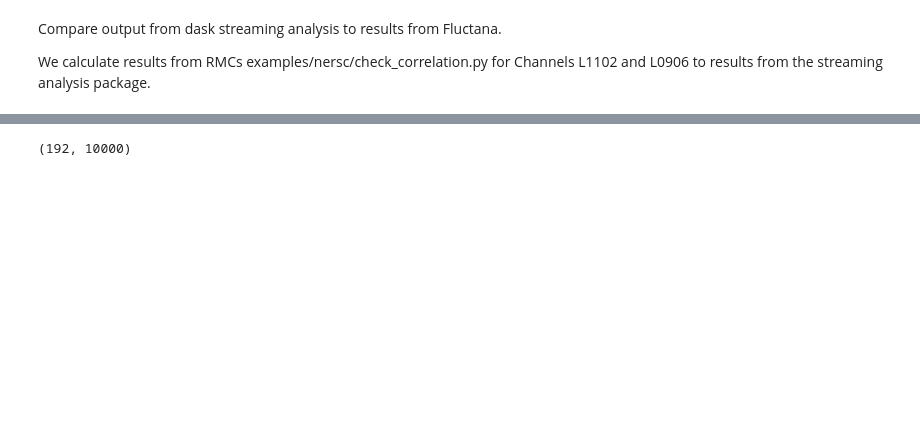
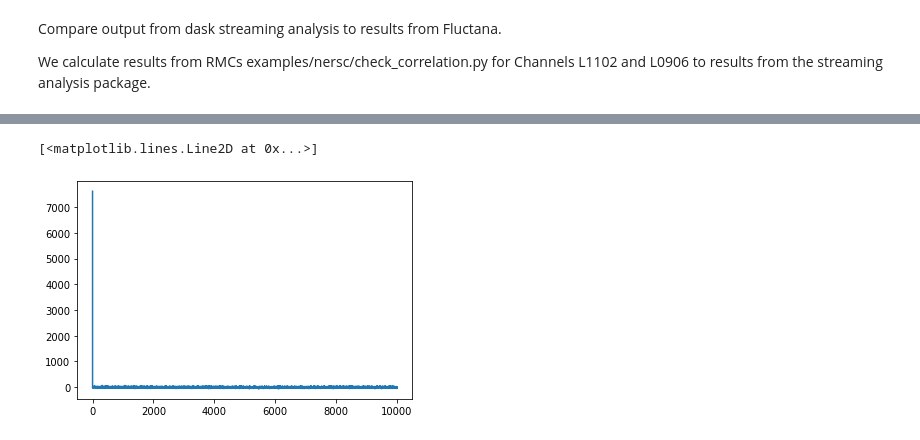
Before and after one commit to rkube/delta, a Jupyter notebook: tests_analysis/compare_correlation_dask_fluctana.ipynb, the cells around one changed output, grey strips where cells are left out. Saved outputs shown, nothing was run; the diff lists cells and outputs as text; code cells hidden in the pictures; blank space fills up the shorter version.

```diff
--- a/tests_analysis/compare_correlation_dask_fluctana.ipynb
+++ b/tests_analysis/compare_correlation_dask_fluctana.ipynb
@@ -82,3 +89,9 @@ res.list_data()
+# %%
+L1102_fa = np.squeeze(A.Dlist[0].data)
+plt.plot(L1102_fa)
+# %% [output]
+[<matplotlib.lines.Line2D at 0x...>]
+[figure, added]
 # %%
 with np.load("../ralphs_task_000.npz") as df:
     res_dask = df["res"]
@@ -88,4 +109,0 @@ with np.load("../stream_data_s000.npz") as df:
-# %%
-stream_data.shape
-# %% [output]
-(192, 10000)
```
Also changed, not shown: parts of 15 cells of this notebook, 6 other files.
